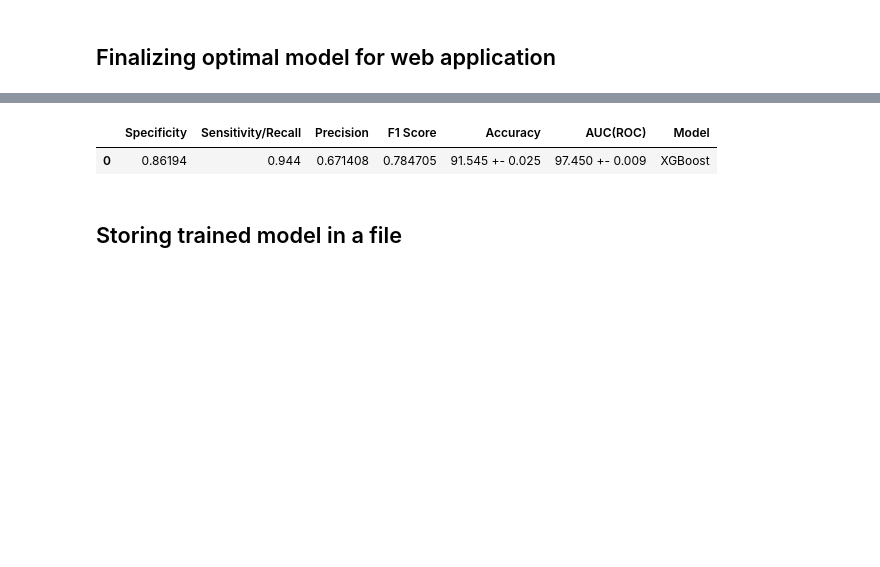
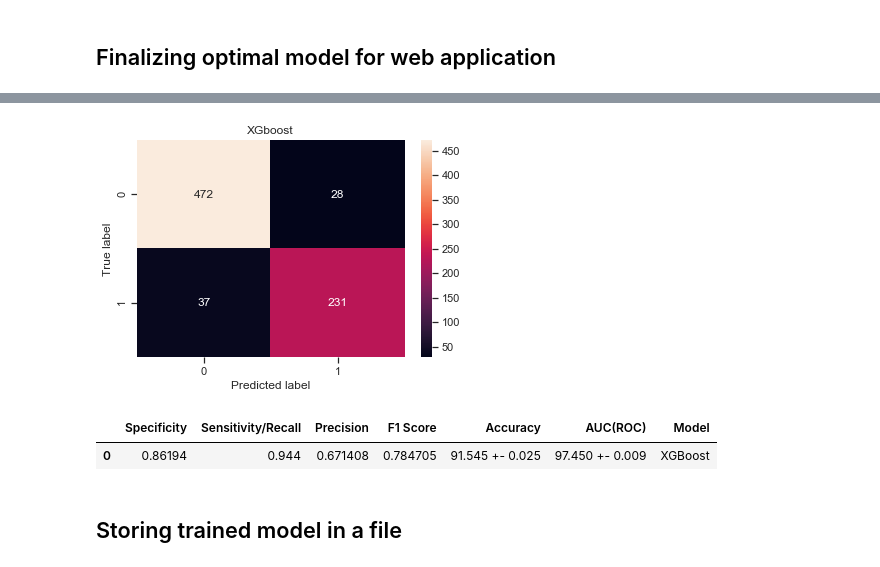
Before and after one commit to mayurraj876/Diabetes-Prediction, a Jupyter notebook: PROJECT.ipynb, the cells around one changed output, grey strips where cells are left out. Cells and saved outputs as stored; diff of their text form; code cells hidden in the pictures; blank space fills up the shorter version.

```diff
--- a/PROJECT.ipynb
+++ b/PROJECT.ipynb
@@ -526,6 +609,9 @@ xgboost_opt_result,df_cm = model_evalution(model_opt,"XGBoost",X,y,xgboost_opt_r
 # %%
+
+plot_confusion_matrix(df_cm,"XGboost")
 pd.DataFrame.from_dict(xgboost_opt_result)
 # %% [output]
+[figure, added]
 |  | Specificity | Sensitivity/Recall | Precision | F1 Score | Accuracy | AUC(ROC) | Model |
 | 0 | 0.86194 | 0.944 | 0.671408 | 0.784705 | 91.545 +- 0.025 | 97.450 +- 0.009 | XGBoost |
 # %% [markdown]
```
Also changed, not shown: parts of 14 cells of this notebook, 2 other files.
